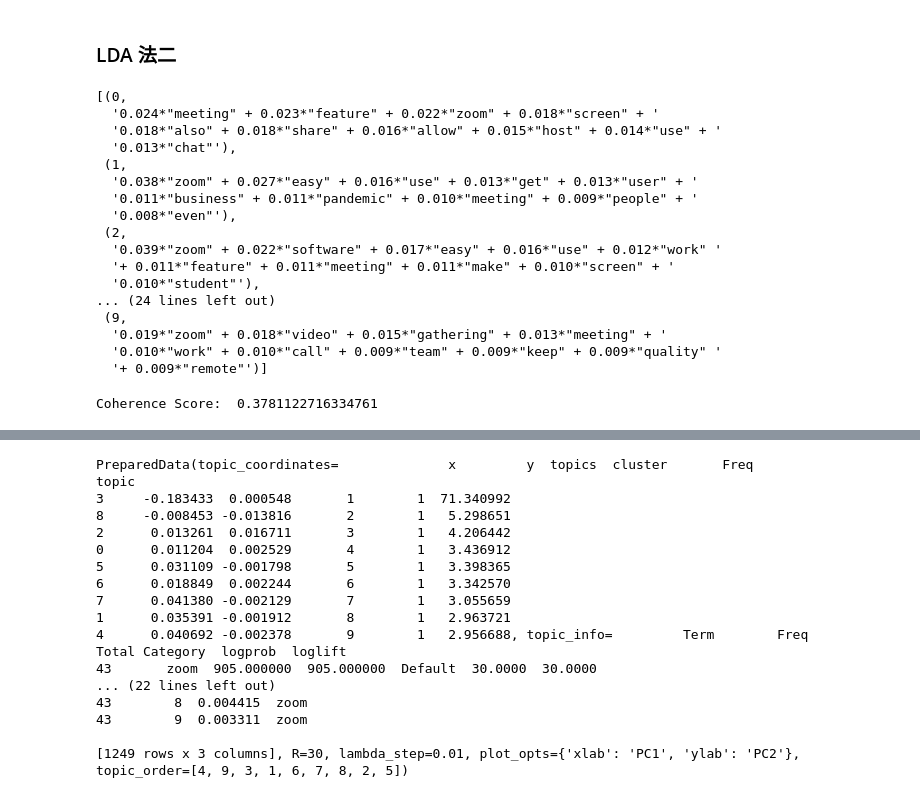
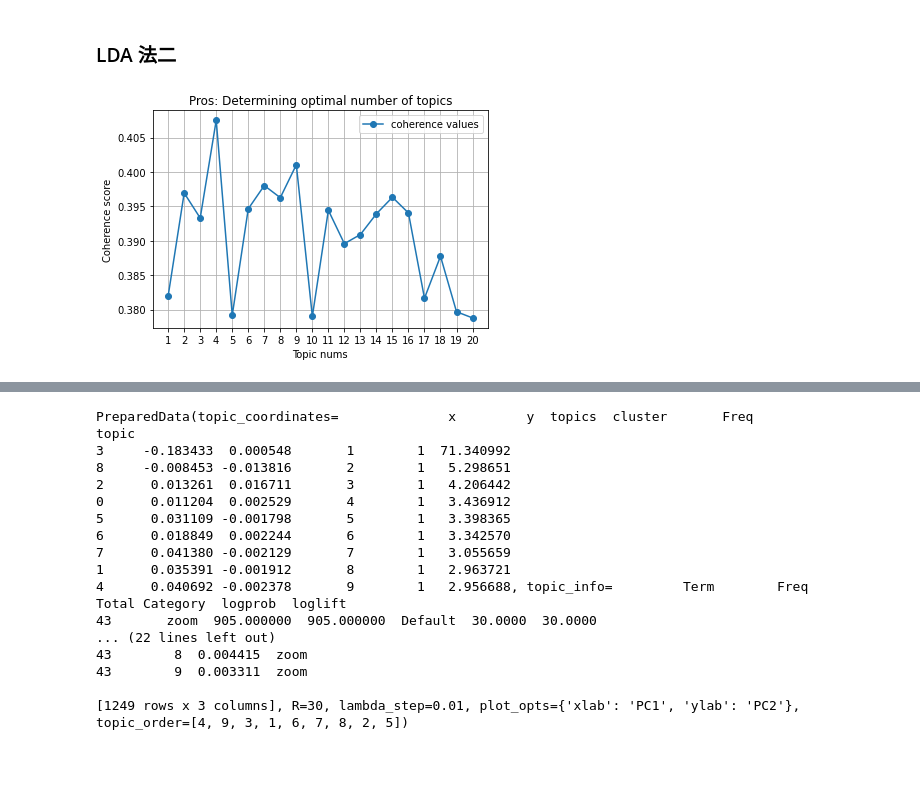
Before and after one commit to lindaya0913/WebCrawler, a Jupyter notebook: Capterra/LDA.ipynb, the cells around one changed output, grey strips where cells are left out. Saved outputs shown, nothing was run; the diff lists cells and outputs as text; code cells hidden in the pictures; blank space fills up the shorter version.

```diff
--- a/Capterra/LDA.ipynb
+++ b/Capterra/LDA.ipynb
@@ -326,6 +211,0 @@ doc_term_matrix
-# %%
-# 使用 gensim 來創建 LDA 模型對象
-Lda = gensim.models.ldamodel.LdaModel
-
-# 在 DT 矩陣上運行和訓練 LDA 模型
-ldamodel = Lda(doc_term_matrix, num_topics=10, id2word = dictionary, passes=50)
@@ -349,45 +313,36 @@ Coherence Score:  0.35654569142482556
 # %% [markdown]
 ### LDA 法二
-# %%
-# Build LDA model
-lda_model = gensim.models.LdaMulticore(corpus=corpus,
-                                       id2word=id2word,
-                                       num_topics=10,
-                                       random_state=100,
-                                       chunksize=100,
-                                       passes=10,
-                                       per_word_topics=True)
-# %%
-from pprint import pprint
-# Print the Keyword in the 10 topics
-pprint(lda_model.print_topics())
-doc_lda = lda_model[corpus]
-# %% [output]
-[(0,
-  '0.024*"meeting" + 0.023*"feature" + 0.022*"zoom" + 0.018*"screen" + '
-  '0.018*"also" + 0.018*"share" + 0.016*"allow" + 0.015*"host" + 0.014*"use" + '
-  '0.013*"chat"'),
- (1,
-  '0.038*"zoom" + 0.027*"easy" + 0.016*"use" + 0.013*"get" + 0.013*"user" + '
-  '0.011*"business" + 0.011*"pandemic" + 0.010*"meeting" + 0.009*"people" + '
-  '0.008*"even"'),
- (2,
-  '0.039*"zoom" + 0.022*"software" + 0.017*"easy" + 0.016*"use" + 0.012*"work" '
-  '+ 0.011*"feature" + 0.011*"meeting" + 0.011*"make" + 0.010*"screen" + '
-  '0.010*"student"'),
-... (24 lines left out)
- (9,
-  '0.019*"zoom" + 0.018*"video" + 0.015*"gathering" + 0.013*"meeting" + '
-  '0.010*"work" + 0.010*"call" + 0.009*"team" + 0.009*"keep" + 0.009*"quality" '
-  '+ 0.009*"remote"')]
-# %%
-from gensim.models import CoherenceModel
-# Compute Coherence Score
-coherence_model_lda = CoherenceModel(model=lda_model, texts=data_lemmatized, dictionary=id2word, coherence='c_v')
-coherence_lda = coherence_model_lda.get_coherence()
-print('\nCoherence Score: ', coherence_lda)
-# %% [output]
-Coherence Score:  0.3781122716334761
+# %%
+from gensim.models import LdaMulticore
+# Build LDA model
+import matplotlib.pyplot as plt
+topics_num = []
+Coherence_Score = []
+
+for i in range(1,21):
+    lda_model = gensim.models.LdaMulticore(corpus=corpus,
+                                            id2word=id2word,
+                                            num_topics=i,
+                                            random_state=100,
+                                            chunksize=100,
+                                            passes=10,
+                                            per_word_topics=True)
+    coherence_model_lda = CoherenceModel(model=lda_model, texts=data_lemmatized, dictionary=id2word, coherence='c_v')
+    coherence_lda = coherence_model_lda.get_coherence()
+    topics_num.append(i)
+    Coherence_Score.append(coherence_lda)
+# %%
+lines = plt.plot(topics_num, Coherence_Score)
+plt.setp(lines, marker = "o")
+plt.grid(True)
+plt.title("Pros: Determining optimal number of topics")
+plt.xlabel("Topic nums")
+plt.ylabel("Coherence score")
+plt.legend(["coherence values"], loc='best')
+plt.xticks(topics_num)
+plt.show()
+# %% [output]
+[figure, added]
 # %%
 # supporting function
 def compute_coherence_values(corpus, dictionary, k, a, b):
```
Also changed, not shown: parts of 26 cells of this notebook.
